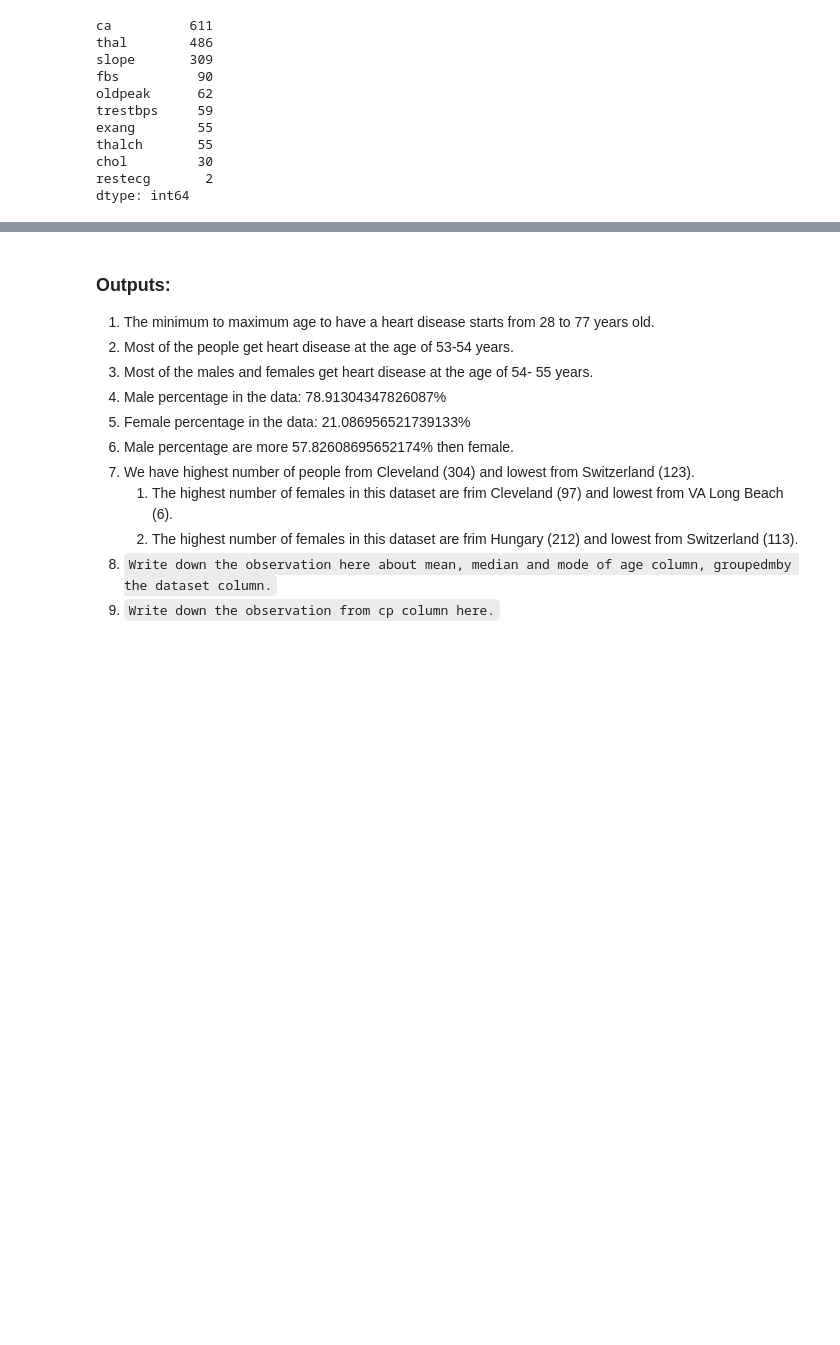
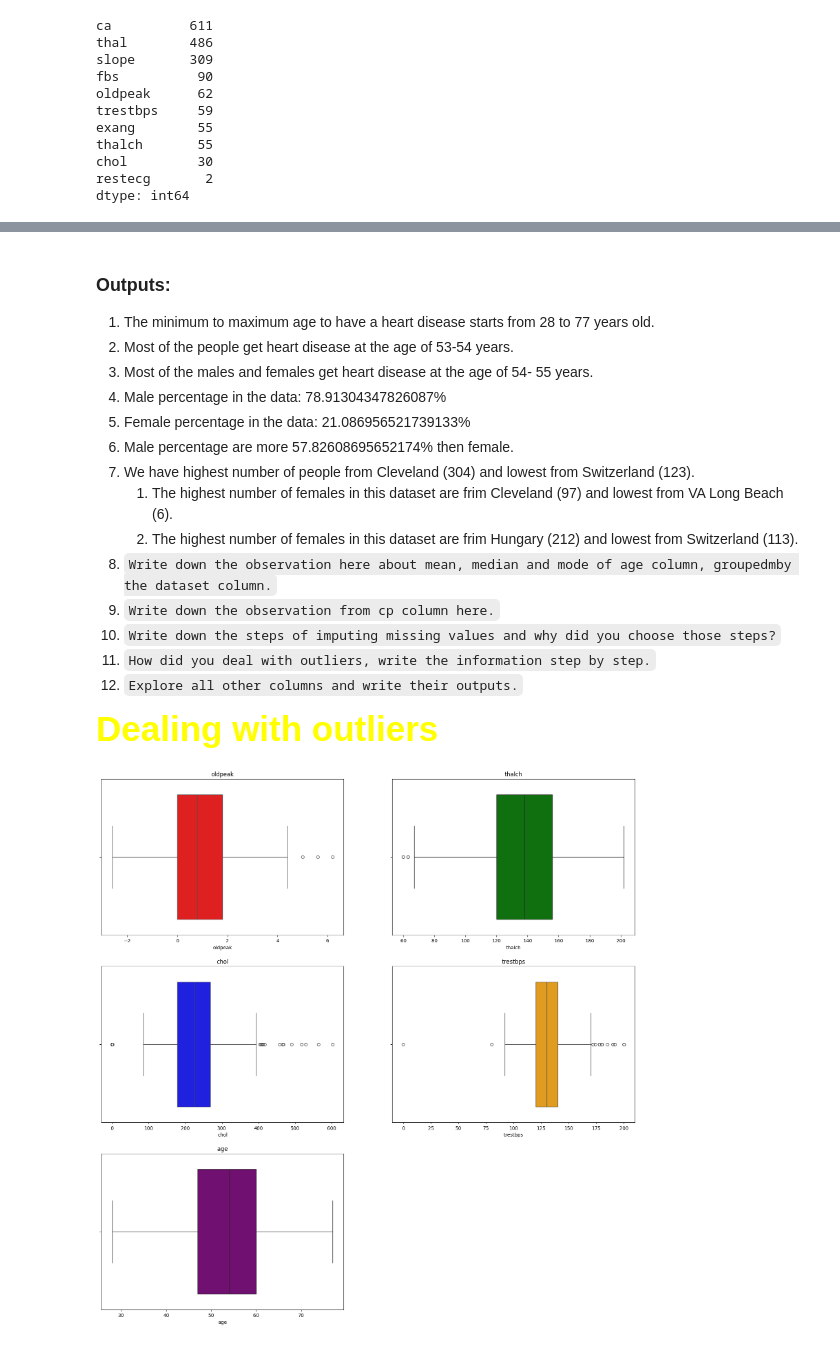
Before and after one commit to summaiyazafar/Learning, a Jupyter notebook: Practice/Python/Machine_Learning/Heart_Disease_DataSet/Heart_Disease_Project.ipynb, the cells around one changed output, grey strips where cells are left out. Saved outputs shown, nothing was run; the diff lists cells and outputs as text; code cells hidden in the pictures; blank space fills up the shorter version.

```diff
--- a/Practice/Python/Machine_Learning/Heart_Disease_DataSet/Heart_Disease_Project.ipynb
+++ b/Practice/Python/Machine_Learning/Heart_Disease_DataSet/Heart_Disease_Project.ipynb
@@ -341,13 +371,3 @@ sns.histplot(df['trestbps'], kde=True)
 print(f'Percentage of missing values of the trestbps column: {df['trestbps'].isnull().sum() / len(df) * 100:.2f}%')
 # %% [output]
 Percentage of missing values of the trestbps column: 6.41%
-# %%
-# Impute the missing values of trestbps column using iterative imputer
-# Create an object of iterative imputer
-imputer= IterativeImputer(max_iter=10, random_state=42)
-# fit_transform the imputer on trestbps, chol, thalch, ca, oldpeak columns
-df['trestbps']= imputer.fit_transform(df[['trestbps']])
-df['chol']= imputer.fit_transform(df[['chol']])
-df['thalch']= imputer.fit_transform(df[['thalch']])
-df['ca']= imputer.fit_transform(df[['ca']])
-df['oldpeak']= imputer.fit_transform(df[['oldpeak']])
@@ -762,3 +670,22 @@ dtype: float64
    2. The highest number of females in this dataset are frim  Hungary (212) and lowest from  Switzerland (113).
 8. `Write down the observation here about mean, median and mode of age column, groupedmby the dataset column.`
 9. `Write down the observation from cp column here.`
+10. `Write down the steps of imputing missing values and why did you choose those steps?`
+11. `How did you deal with outliers, write the information step by step.`
+12. `Explore all other columns and write their outputs.`
+# %% [markdown]
+<span style='color: yellow; font-size: 250%; font-weight: bold;'>Dealing with outliers</span>
+# %%
+# Create bos plots for all numeric columns using for loop and subplot
+plt.figure(figsize=(20, 20))
+
+colors= ['red', 'green', 'blue', 'orange', 'purple']
+
+for i, col in enumerate(numerical_cols):
+    plt.subplot(3, 2, i+1)
+    sns.boxplot(x= df[col], color= colors[i])
+    plt.title(col)
+
+plt.show()
+# %% [output]
+[figure, added]
```
Also changed, not shown: parts of 26 cells of this notebook, 1 other file.
